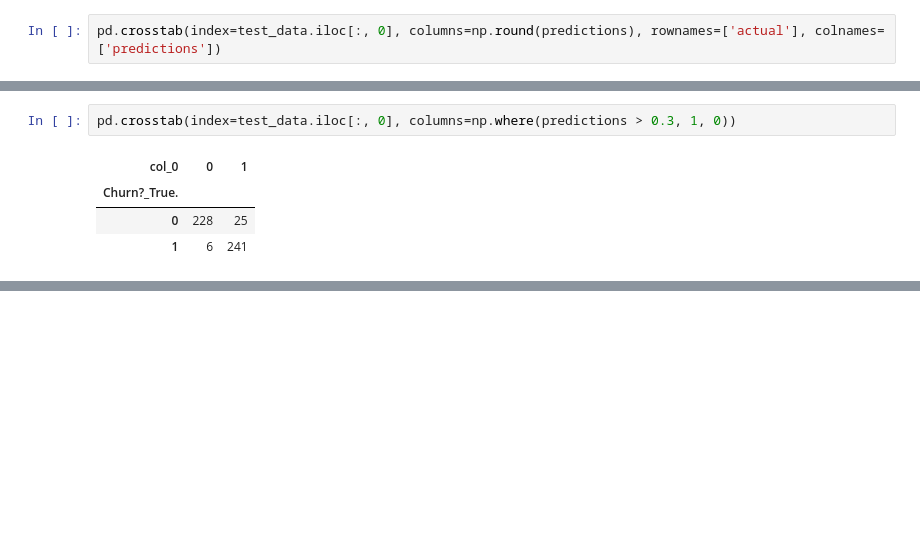
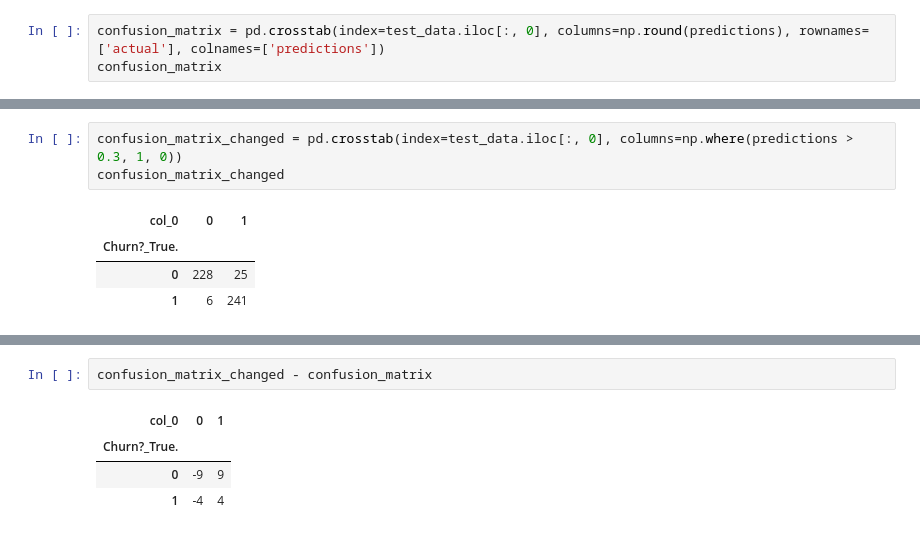
Before and after one commit to aws-samples/aws-ml-enablement-workshop, a Jupyter notebook: notebooks/scenario_churn/customer_churn.ipynb, the cells around one changed output, grey strips where cells are left out. Cells and saved outputs as stored; diff of their text form; blank space fills up the shorter version.

```diff
--- a/notebooks/scenario_churn/customer_churn.ipynb
+++ b/notebooks/scenario_churn/customer_churn.ipynb
@@ -378,7 +438,8 @@ predictions = predictions[:, 1]
 
 ![environment_setup_003.png](./images/003.png)
 # %%
-pd.crosstab(index=test_data.iloc[:, 0], columns=np.round(predictions), rownames=['actual'], colnames=['predictions'])
+confusion_matrix = pd.crosstab(index=test_data.iloc[:, 0], columns=np.round(predictions), rownames=['actual'], colnames=['predictions'])
+confusion_matrix
 # %% [output]
 | predictions | 0.0 | 1.0 |
 | actual |  |  |
@@ -402,5 +463,6 @@ plt.show()
 # %%
-pd.crosstab(index=test_data.iloc[:, 0], columns=np.where(predictions > 0.3, 1, 0))
+confusion_matrix_changed = pd.crosstab(index=test_data.iloc[:, 0], columns=np.where(predictions > 0.3, 1, 0))
+confusion_matrix_changed
 # %% [output]
 | col_0 | 0 | 1 |
 | Churn?_True. |  |  |
@@ -428,0 +471,7 @@ false negatives が一番問題で、なぜなら、離反していく顧客を
+# %%
+confusion_matrix_changed - confusion_matrix
+# %% [output]
+| col_0 | 0 | 1 |
+| Churn?_True. |  |  |
+| 0 | -9 | 9 |
+| 1 | -4 | 4 |
```
Also changed, not shown: parts of 28 cells of this notebook, 4 other files.
